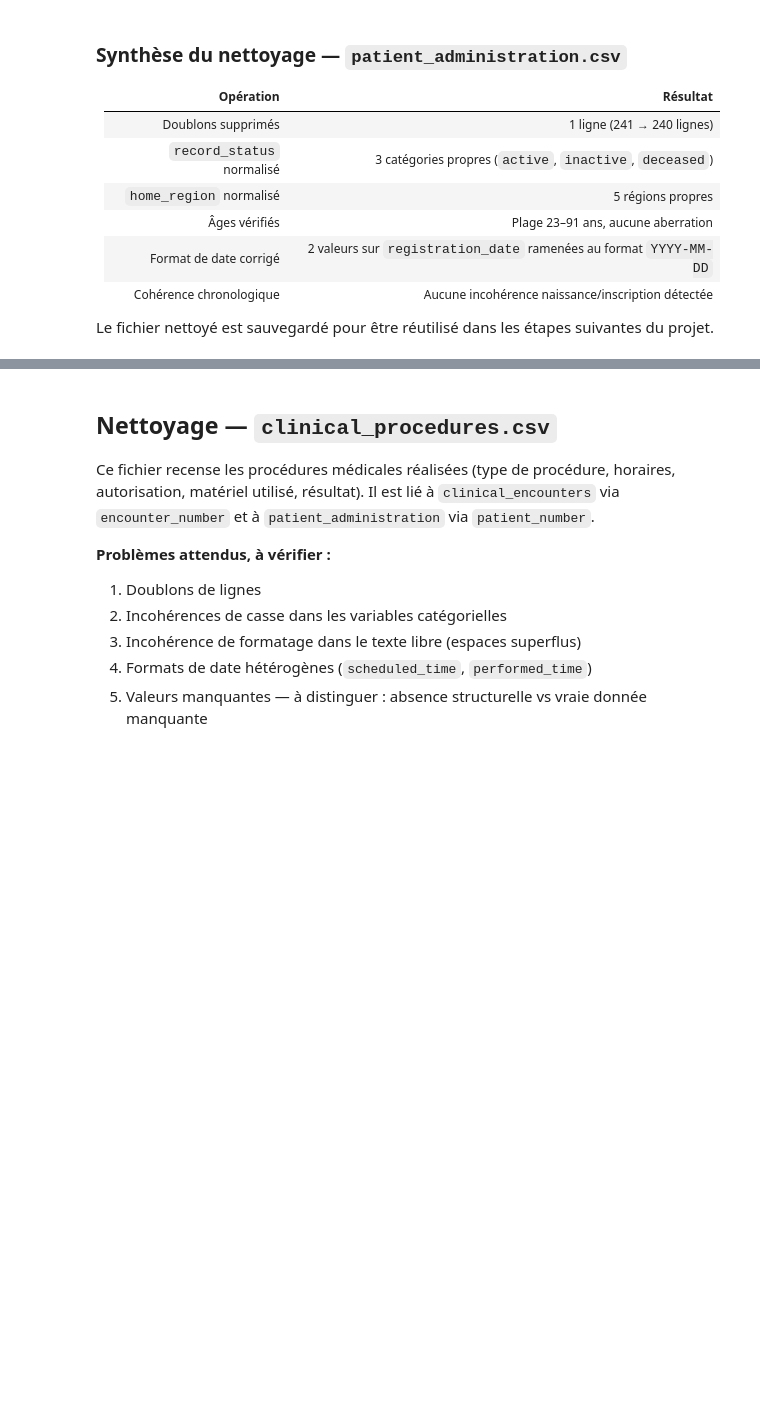
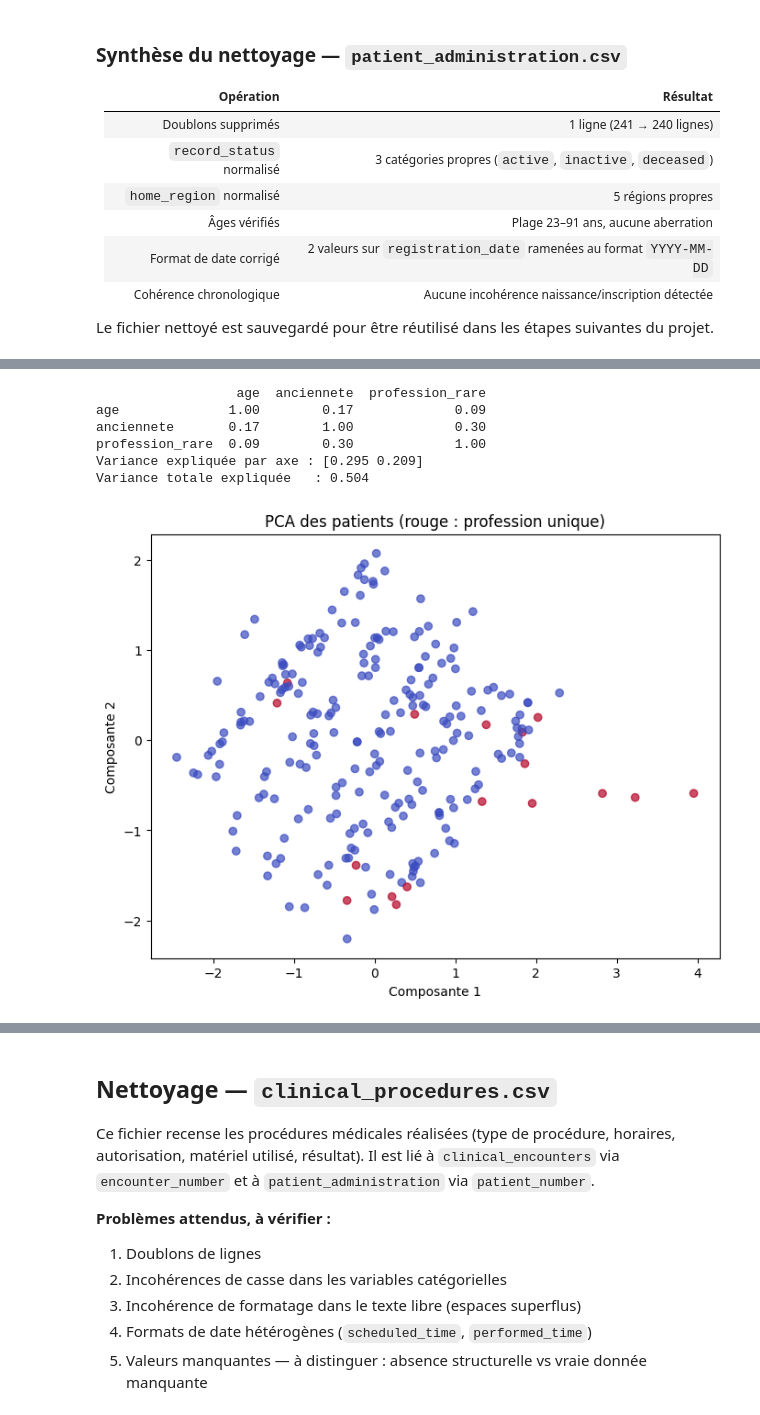
Before and after one commit to Sheik-info/20262027-UE-DataMining-Project, a Jupyter notebook: health.ipynb, the cells around one changed output, grey strips where cells are left out. Drawn from its saved outputs; the diff is of its cells as text; code cells hidden in the pictures; blank space fills up the shorter version.

Commit message:
Cours 2 sur patient_administration : standardisation, PCA, K-means, Ward, DBSCAN

```diff
--- a/health.ipynb
+++ b/health.ipynb
@@ -158,0 +343,19 @@ Le fichier nettoyé est sauvegardé pour être réutilisé dans les étapes suiv
+# %%
+from sklearn.preprocessing import StandardScaler
+
+# Variables dérivées
+pa['anciennete'] = (pd.Timestamp.now() - pa['registration_date']).dt.days // 365
+pa['profession_rare'] = (pa['occupation_text'].map(pa['occupation_text'].value_counts()) == 1).astype(int)
+
+# Numériques : standardisation (moyenne 0, écart-type 1)
+num = pa[['age', 'anciennete']]
+num_std = pd.DataFrame(StandardScaler().fit_transform(num), columns=num.columns, index=pa.index)
+
+# Nominales : one-hot, sans standardisation
+cat = pd.get_dummies(pa[['registered_sex', 'home_region', 'primary_facility_license']]).astype(int)
+
+# Matrice finale
+X_pa = pd.concat([num_std, cat, pa[['profession_rare']]], axis=1)
+X_pa.index = pa['patient_number']
+print(X_pa.shape)
+X_pa.head()
@@ -158,0 +375,28 @@ Le fichier nettoyé est sauvegardé pour être réutilisé dans les étapes suiv
+# %%
+import matplotlib.pyplot as plt
+from sklearn.decomposition import PCA
+
+# Corrélations entre variables numériques et binaire
+print(pa[['age', 'anciennete', 'profession_rare']].corr().round(2))
+
+# PCA en 2 dimensions
+pca_pa = PCA(n_components=2)
+Z_pa = pca_pa.fit_transform(X_pa)
+print("Variance expliquée par axe :", pca_pa.explained_variance_ratio_.round(3))
+print("Variance totale expliquée   :", pca_pa.explained_variance_ratio_.sum().round(3))
+
+# Projection : les patients à profession rare sont colorés en rouge
+plt.figure(figsize=(8, 6))
+plt.scatter(Z_pa[:, 0], Z_pa[:, 1], c=pa['profession_rare'], cmap='coolwarm', alpha=0.7)
+plt.xlabel("Composante 1")
+plt.ylabel("Composante 2")
+plt.title("PCA des patients (rouge : profession unique)")
+plt.show()
+# %% [output]
+                  age  anciennete  profession_rare
+age              1.00        0.17             0.09
+anciennete       0.17        1.00             0.30
+profession_rare  0.09        0.30             1.00
+Variance expliquée par axe : [0.295 0.209]
+Variance totale expliquée   : 0.504
+[figure, added]
```
Also changed, not shown: parts of 37 cells of this notebook.
